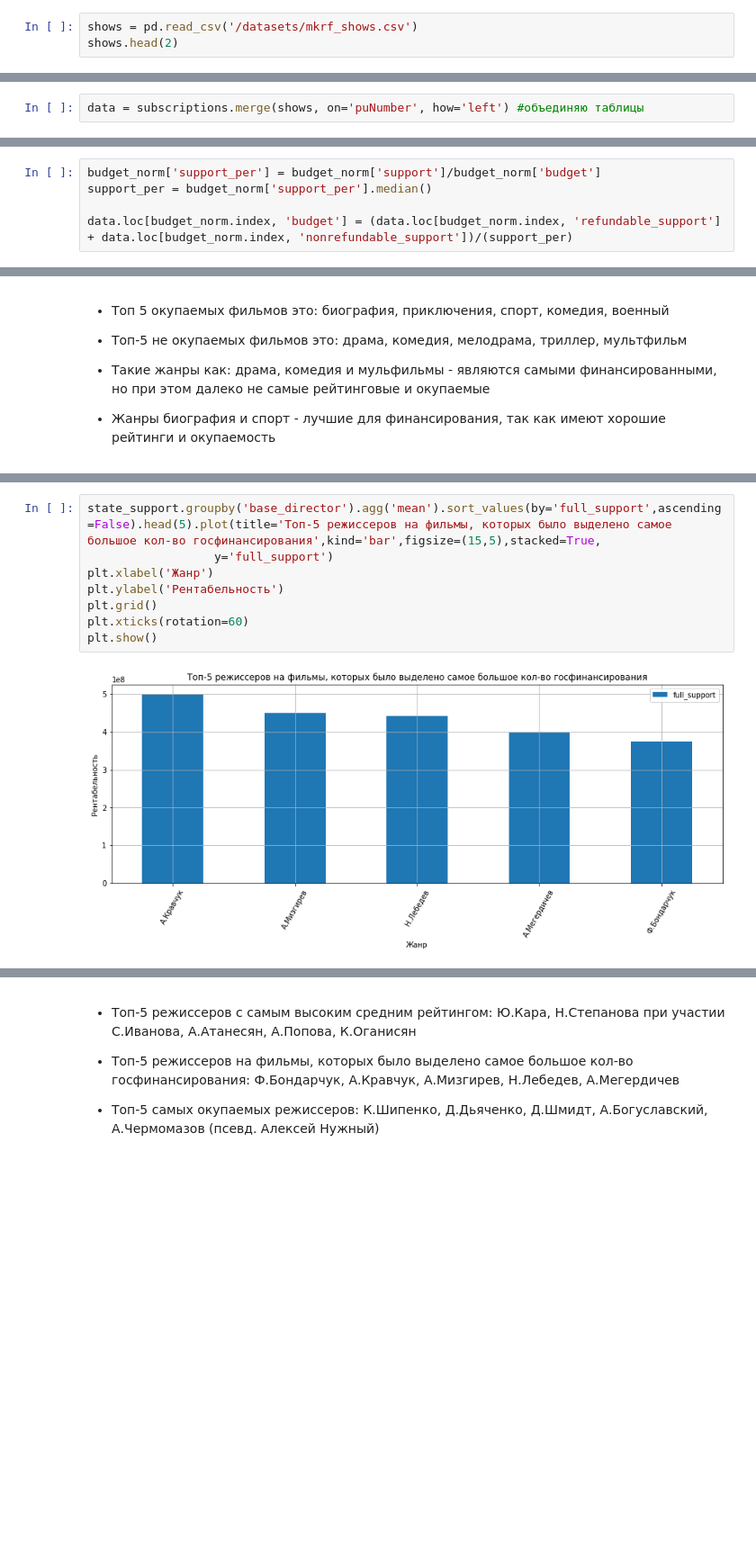
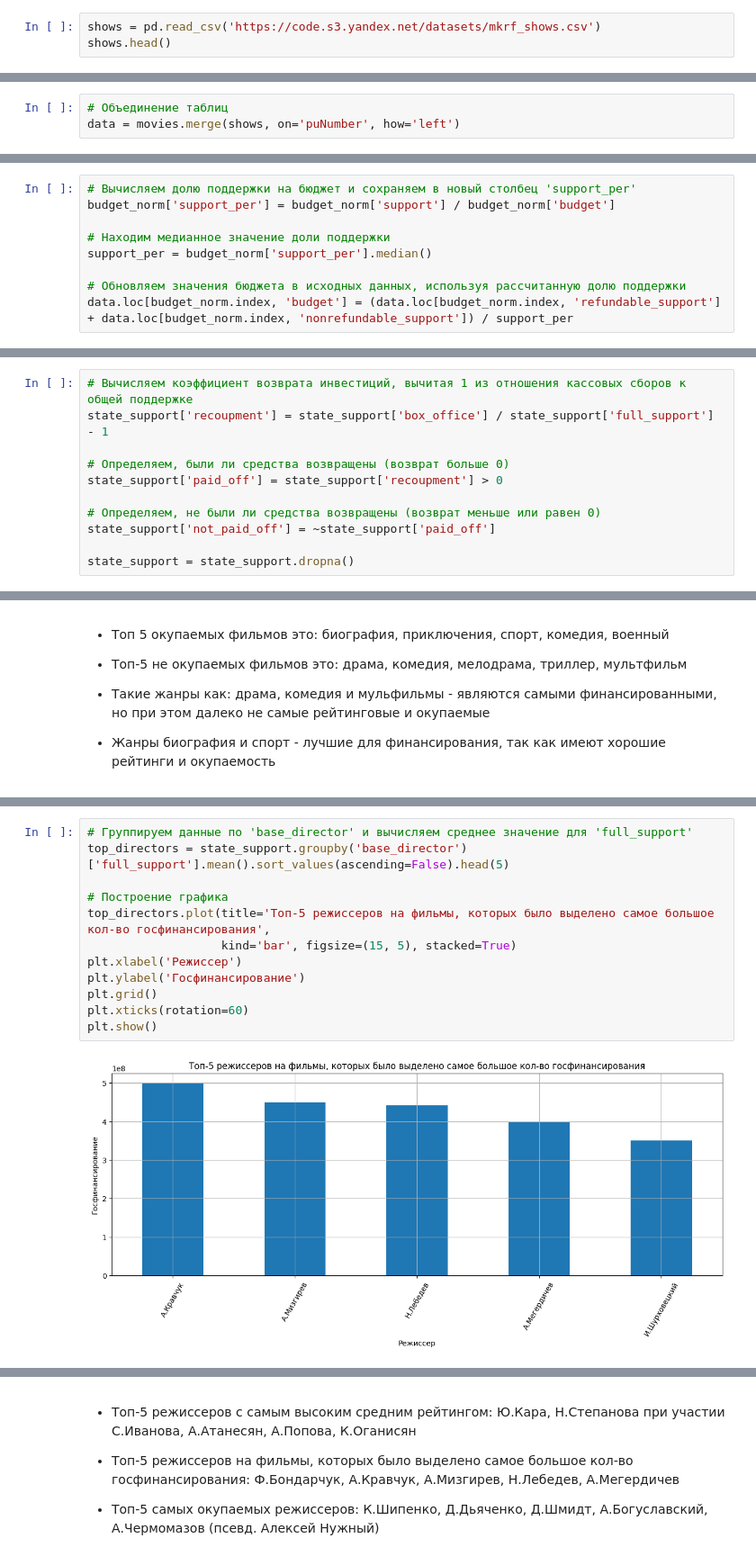
Before and after one commit to ElmiraG/practicum_projects, a Jupyter notebook: 3. research_into_film_distribution_data/Исследование данных о российском кинопрокате.ipynb, the cells around one changed output, grey strips where cells are left out. Shown at 90% size. Cells and saved outputs as stored; diff of their text form; blank space fills up the shorter version.

```diff
--- a/3. research_into_film_distribution_data/Исследование данных о российском кинопрокате.ipynb
+++ b/3. research_into_film_distribution_data/Исследование данных о российском кинопрокате.ipynb
@@ -78,5 +82,5 @@ movies.head(2)
 # %%
-shows = pd.read_csv('/datasets/mkrf_shows.csv')
-shows.head(2)
+shows = pd.read_csv('https://code.s3.yandex.net/datasets/mkrf_shows.csv')
+shows.head()
 # %% [output]
 |  | puNumber | box_office |
@@ -90,2 +108,3 @@ shows['puNumber'] = shows['puNumber'].astype(str)
 # %%
-data = subscriptions.merge(shows, on='puNumber', how='left') #объединяю таблицы
+# Объединение таблиц
+data = movies.merge(shows, on='puNumber', how='left')
@@ -436,9 +561,13 @@ budget_norm = data.query('(refundable_support != 0 or nonrefundable_support !=0)
 budget_norm['support'] = budget_norm['refundable_support'] + budget_norm['nonrefundable_support']
 # %%
-budget_norm['support_per'] = budget_norm['support']/budget_norm['budget']
+# Вычисляем долю поддержки на бюджет и сохраняем в новый столбец 'support_per'
+budget_norm['support_per'] = budget_norm['support'] / budget_norm['budget']
+
+# Находим медианное значение доли поддержки
 support_per = budget_norm['support_per'].median()
 
-data.loc[budget_norm.index, 'budget'] = (data.loc[budget_norm.index, 'refundable_support'] + data.loc[budget_norm.index, 'nonrefundable_support'])/(support_per)
+# Обновляем значения бюджета в исходных данных, используя рассчитанную долю поддержки
+data.loc[budget_norm.index, 'budget'] = (data.loc[budget_norm.index, 'refundable_support'] + data.loc[budget_norm.index, 'nonrefundable_support']) / support_per
 # %% [markdown]
 **Количественные данные это столбцы:**  trefundable_support, nonrefundable_support, budget, financing_source, ratings, box_office.
 
@@ -712 +870,12 @@ state_support['not_paid_off'] = ~state_support['paid_off']
+# %%
+# Вычисляем коэффициент возврата инвестиций, вычитая 1 из отношения кассовых сборов к общей поддержке
+state_support['recoupment'] = state_support['box_office'] / state_support['full_support'] - 1
+
+# Определяем, были ли средства возвращены (возврат больше 0)
+state_support['paid_off'] = state_support['recoupment'] > 0
+
+# Определяем, не были ли средства возвращены (возврат меньше или равен 0)
+state_support['not_paid_off'] = ~state_support['paid_off']
+
+state_support = state_support.dropna()
 # %%
@@ -750,11 +929,15 @@ plt.show()
 # %%
-state_support.groupby('base_director').agg('mean').sort_values(by='full_support',ascending=False).head(5).plot(title='Топ-5 режиссеров на фильмы, которых было выделено самое большое кол-во госфинансирования',kind='bar',figsize=(15,5),stacked=True,
-                  y='full_support')
-plt.xlabel('Жанр')
-plt.ylabel('Рентабельность')
+# Группируем данные по 'base_director' и вычисляем среднее значение для 'full_support'
+top_directors = state_support.groupby('base_director')['full_support'].mean().sort_values(ascending=False).head(5)
+
+# Построение графика
+top_directors.plot(title='Топ-5 режиссеров на фильмы, которых было выделено самое большое кол-во госфинансирования',
+                   kind='bar', figsize=(15, 5), stacked=True)
+plt.xlabel('Режиссер')
+plt.ylabel('Госфинансирование')
 plt.grid()
 plt.xticks(rotation=60)
 plt.show()
 # %% [output]
-[figure, old version]
+[figure, new version]
 # %%
```
Also changed, not shown: parts of 60 cells of this notebook, 1 other file.
